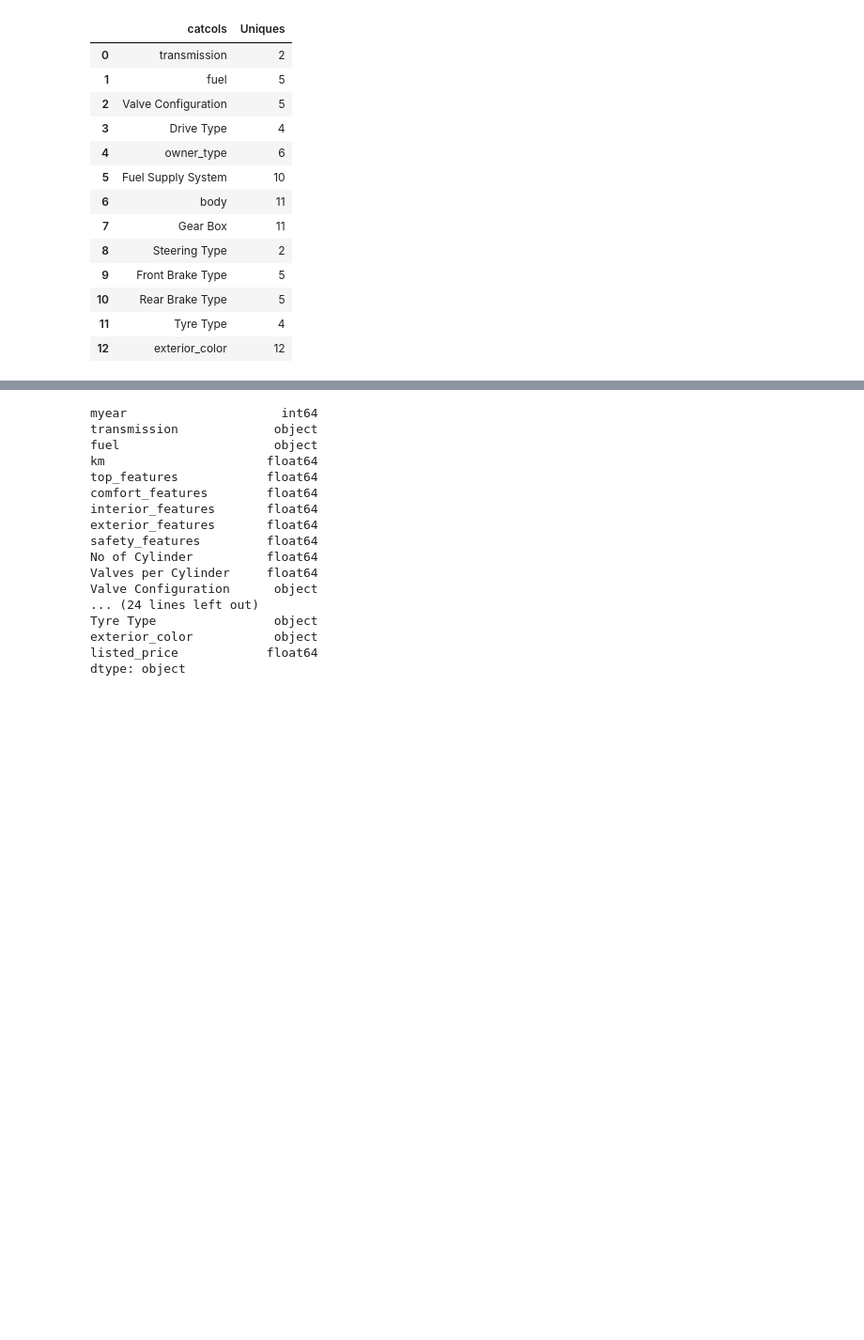
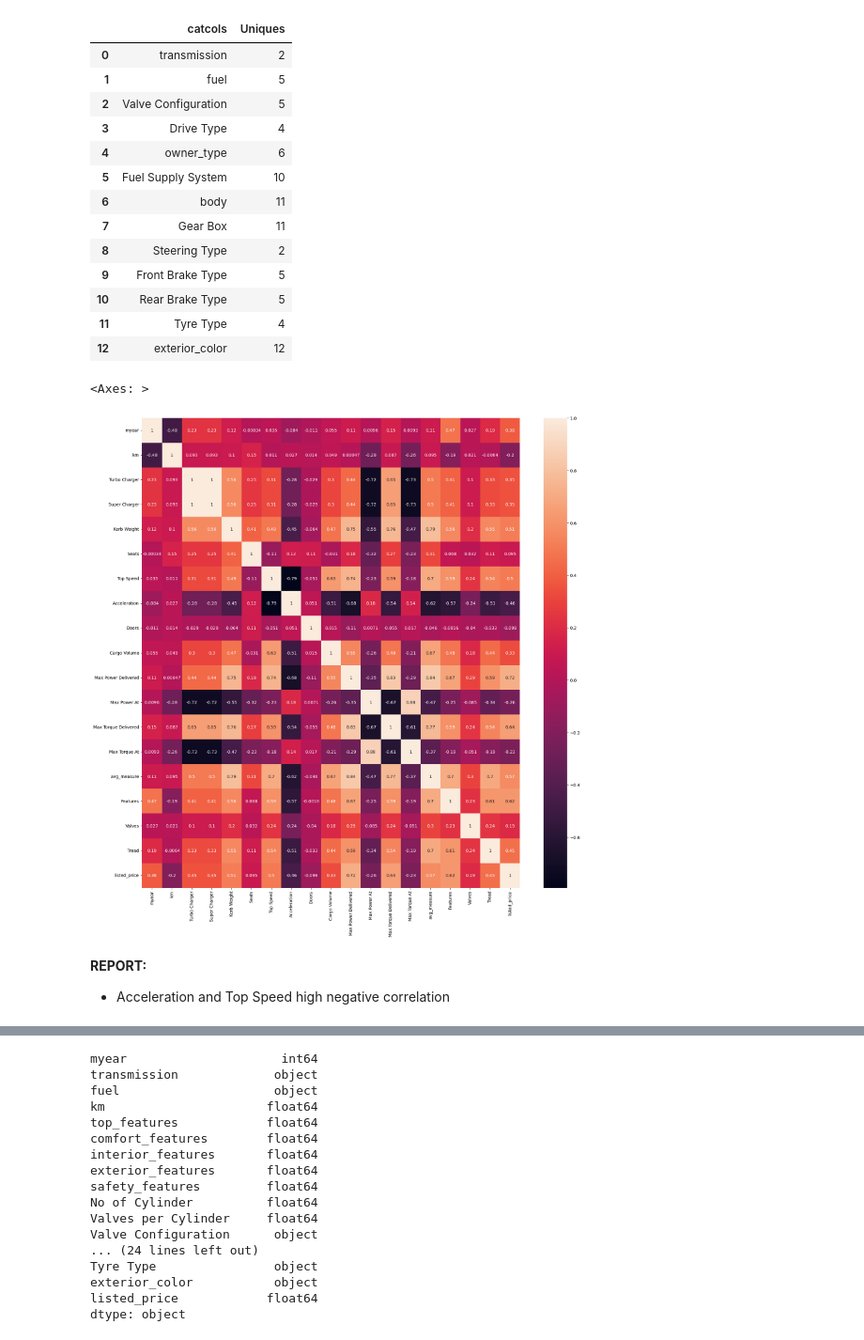
Before and after one commit to craniacshencil/CarValuation, a Jupyter notebook: manual pipeline.ipynb, the cells around one changed output, grey strips where cells are left out. Shown at 94% size. Cells and saved outputs as stored; diff of their text form; code cells hidden in the pictures; blank space fills up the shorter version.

```diff
--- a/manual pipeline.ipynb
+++ b/manual pipeline.ipynb
@@ -8,6 +13,6 @@ from sklearn.model_selection import train_test_split
 # %%
-train = pd.read_csv('train_finale.csv')
-test = pd.read_csv('test_finale.csv')
+train = pd.read_csv('train_finale.csv', index_col = 'Unnamed: 0')
+test = pd.read_csv('test_finale.csv', index_col = 'Unnamed: 0')
 # %%
 #Dropping the unnecessary columns
 train = train.drop(['oem','variant', 'model', 'Height', 'Wheel Base'], axis = 1)#height is incorrectly labelled or recorded
@@ -85,0 +92,10 @@ lcat = [col for col in X_train.columns if X_train[col].dtype == 'O']
+# %%
+plt.figure(figsize = (20, 20))
+corr_mat = pd.concat([X_train, y_train], axis = 1).corr()
+sns.heatmap(data = corr_mat, annot = True)
+# %% [output]
+<Axes: >
+[figure, added]
+# %% [markdown]
+**REPORT:**
+- Acceleration and Top Speed high negative correlation
```
Also changed, not shown: parts of 15 cells of this notebook.
